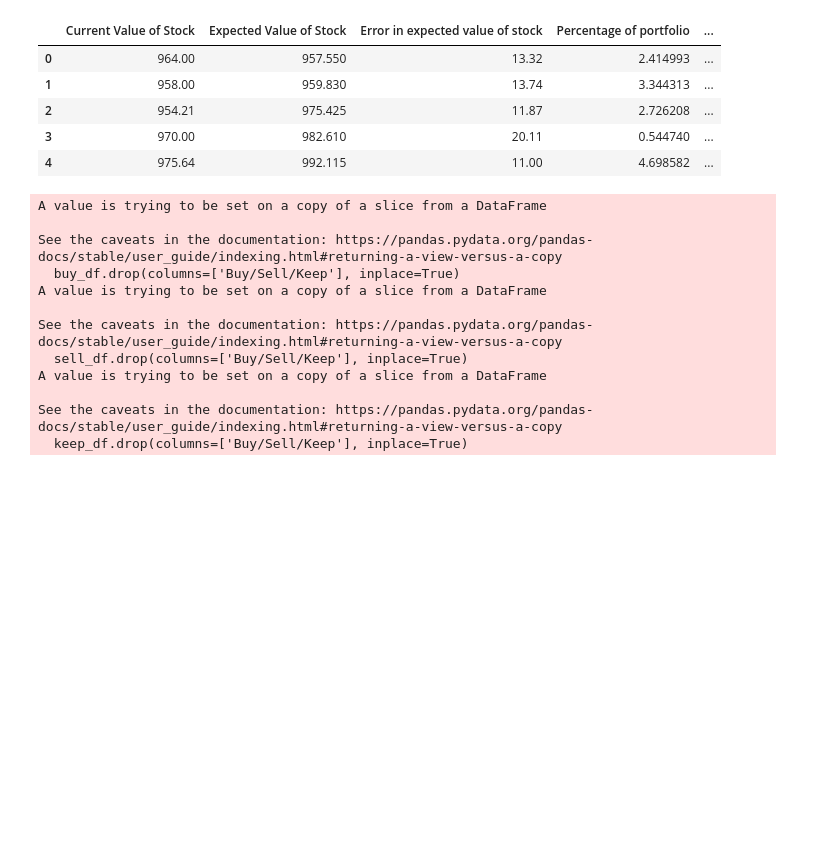
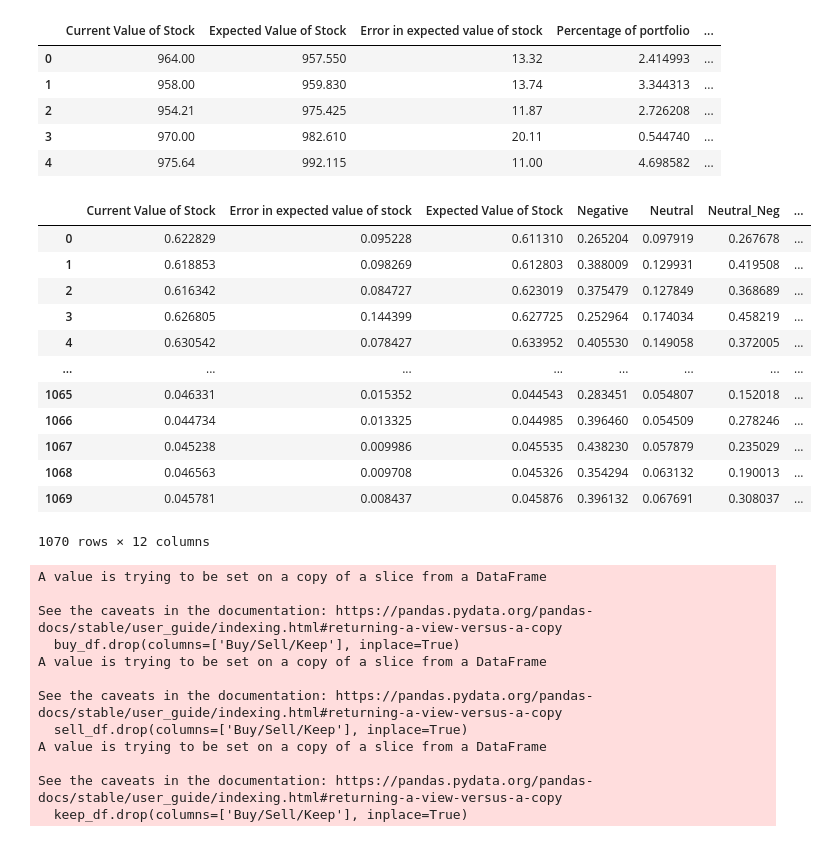
Before and after one commit to Aryan-Bhatt-pro/Rec-Sys-Project, a Jupyter notebook: MainFile.ipynb, the cells around one changed output. Cells and saved outputs as stored; diff of their text form; code cells hidden in the pictures; blank space fills up the shorter version.

```diff
--- a/MainFile.ipynb
+++ b/MainFile.ipynb
@@ -263,6 +263,28 @@ df_decisions.head()
 | 2 | 954.21 | 975.425 | 11.87 | 2.726208 | ... |
 | 3 | 970.00 | 982.610 | 20.11 | 0.544740 | ... |
 | 4 | 975.64 | 992.115 | 11.00 | 4.698582 | ... |
+# %%
+scaler = MinMaxScaler()
+columns_to_normalize = df_decisions.columns.difference(['Buy/Sell/Keep'])
+normalized_values = scaler.fit_transform(df_decisions[columns_to_normalize])
+normalized_df_decisions = pd.DataFrame(normalized_values, columns=columns_to_normalize)
+normalized_df_decisions = pd.concat([normalized_df_decisions, df_decisions['Buy/Sell/Keep']], axis=1)
+normalized_df_decisions
+# normalized_df_decisions = pd.DataFrame(scaler.fit_transform(df_decisions), columns=columns_to_normalize)
+# %% [output]
+|  | Current Value of Stock | Error in expected value of stock | Expected Value of Stock | Negative | Neutral | Neutral_Neg | ... |
+| 0 | 0.622829 | 0.095228 | 0.611310 | 0.265204 | 0.097919 | 0.267678 | ... |
+| 1 | 0.618853 | 0.098269 | 0.612803 | 0.388009 | 0.129931 | 0.419508 | ... |
+| 2 | 0.616342 | 0.084727 | 0.623019 | 0.375479 | 0.127849 | 0.368689 | ... |
+| 3 | 0.626805 | 0.144399 | 0.627725 | 0.252964 | 0.174034 | 0.458219 | ... |
+| 4 | 0.630542 | 0.078427 | 0.633952 | 0.405530 | 0.149058 | 0.372005 | ... |
+| ... | ... | ... | ... | ... | ... | ... | ... |
+| 1065 | 0.046331 | 0.015352 | 0.044543 | 0.283451 | 0.054807 | 0.152018 | ... |
+| 1066 | 0.044734 | 0.013325 | 0.044985 | 0.396460 | 0.054509 | 0.278246 | ... |
+| 1067 | 0.045238 | 0.009986 | 0.045535 | 0.438230 | 0.057879 | 0.235029 | ... |
+| 1068 | 0.046563 | 0.009708 | 0.045326 | 0.354294 | 0.063132 | 0.190013 | ... |
+| 1069 | 0.045781 | 0.008437 | 0.045876 | 0.396132 | 0.067691 | 0.308037 | ... |
+1070 rows × 12 columns
 # %%
 # make but keep and sell dfs
 
```
Also changed, not shown: parts of 10 cells of this notebook, 12 other files.
